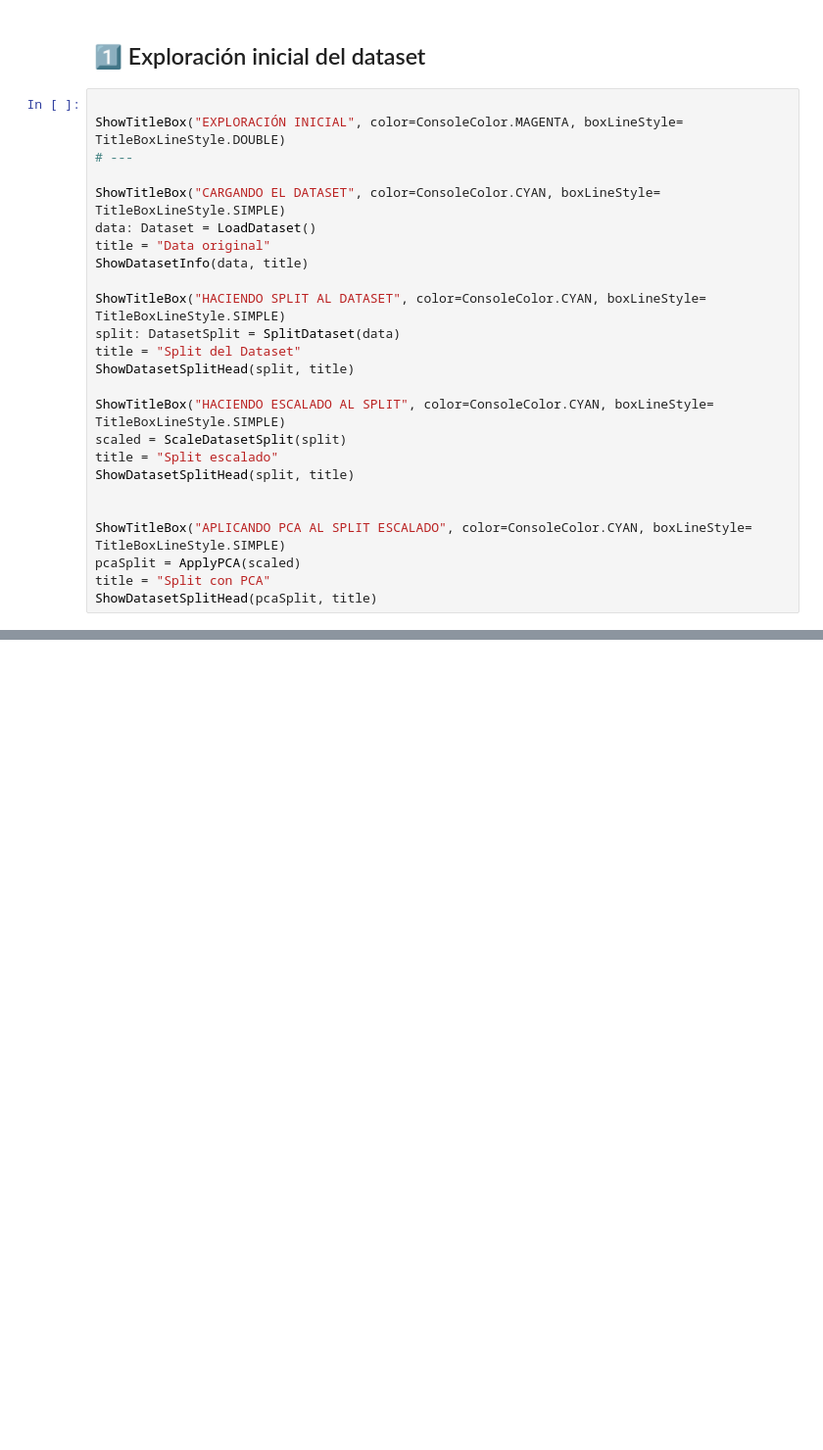
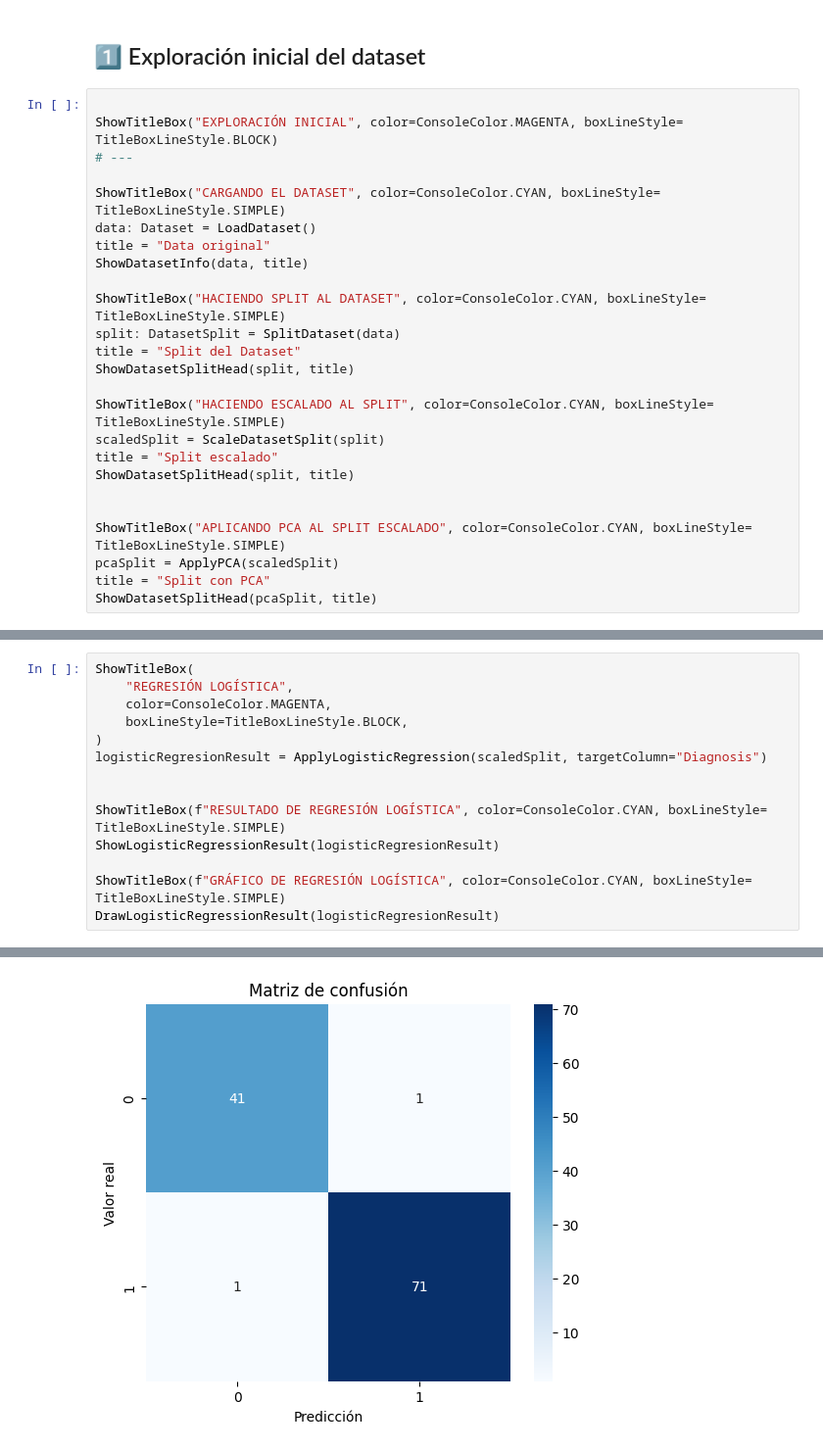
Before and after one commit to UIDE-Tareas/4-Inteligencia-Artificial-Data-Mining-I-Tarea3, a Jupyter notebook: Main.ipynb, the cells around one changed output, grey strips where cells are left out. Shown at 98% size. Saved outputs shown, nothing was run; the diff lists cells and outputs as text; blank space fills up the shorter version.

Commit message:
Logistic Regression and MLP.

```diff
--- a/Main.ipynb
+++ b/Main.ipynb
@@ -560,7 +780,7 @@ def ShowDatasetInfo(data: Dataset, title):
 ## 1️⃣ Exploración inicial del dataset
 # %%
 
-ShowTitleBox("EXPLORACIÓN INICIAL", color=ConsoleColor.MAGENTA, boxLineStyle= TitleBoxLineStyle.DOUBLE)
+ShowTitleBox("EXPLORACIÓN INICIAL", color=ConsoleColor.MAGENTA, boxLineStyle= TitleBoxLineStyle.BLOCK)
 # ---
 
 ShowTitleBox("CARGANDO EL DATASET", color=ConsoleColor.CYAN, boxLineStyle= TitleBoxLineStyle.SIMPLE)
@@ -574,12 +794,12 @@ title = "Split del Dataset"
 ShowDatasetSplitHead(split, title)
 
 ShowTitleBox("HACIENDO ESCALADO AL SPLIT", color=ConsoleColor.CYAN, boxLineStyle= TitleBoxLineStyle.SIMPLE)
-scaled = ScaleDatasetSplit(split)
+scaledSplit = ScaleDatasetSplit(split)
 title = "Split escalado"
 ShowDatasetSplitHead(split, title)
 
 
 ShowTitleBox("APLICANDO PCA AL SPLIT ESCALADO", color=ConsoleColor.CYAN, boxLineStyle= TitleBoxLineStyle.SIMPLE)
-pcaSplit = ApplyPCA(scaled)
+pcaSplit = ApplyPCA(scaledSplit)
 title = "Split con PCA"
 ShowDatasetSplitHead(pcaSplit, title)
@@ -655,0 +820,15 @@ memory usage: 133.5 KB
+# %%
+ShowTitleBox(
+    "REGRESIÓN LOGÍSTICA",
+    color=ConsoleColor.MAGENTA,
+    boxLineStyle=TitleBoxLineStyle.BLOCK,
+)
+logisticRegresionResult = ApplyLogisticRegression(scaledSplit, targetColumn="Diagnosis")
+
+
+ShowTitleBox(f"RESULTADO DE REGRESIÓN LOGÍSTICA", color=ConsoleColor.CYAN, boxLineStyle= TitleBoxLineStyle.SIMPLE)
+ShowLogisticRegressionResult(logisticRegresionResult)
+
+ShowTitleBox(f"GRÁFICO DE REGRESIÓN LOGÍSTICA", color=ConsoleColor.CYAN, boxLineStyle= TitleBoxLineStyle.SIMPLE)
+DrawLogisticRegressionResult(logisticRegresionResult)
+# %% [output]
@@ -655,0 +862 @@ memory usage: 133.5 KB
+[figure, added]
```
Also changed, not shown: parts of 10 cells of this notebook.
